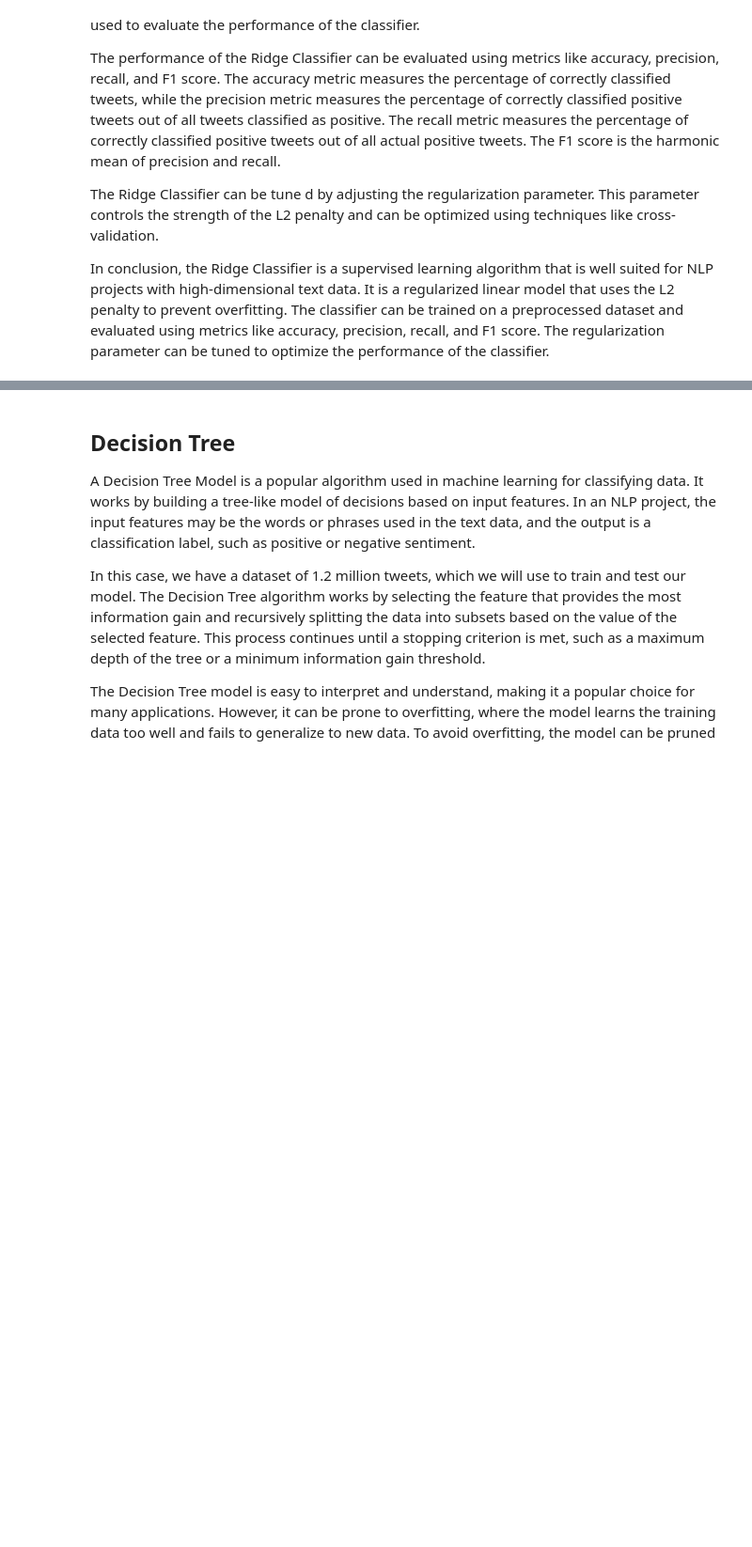
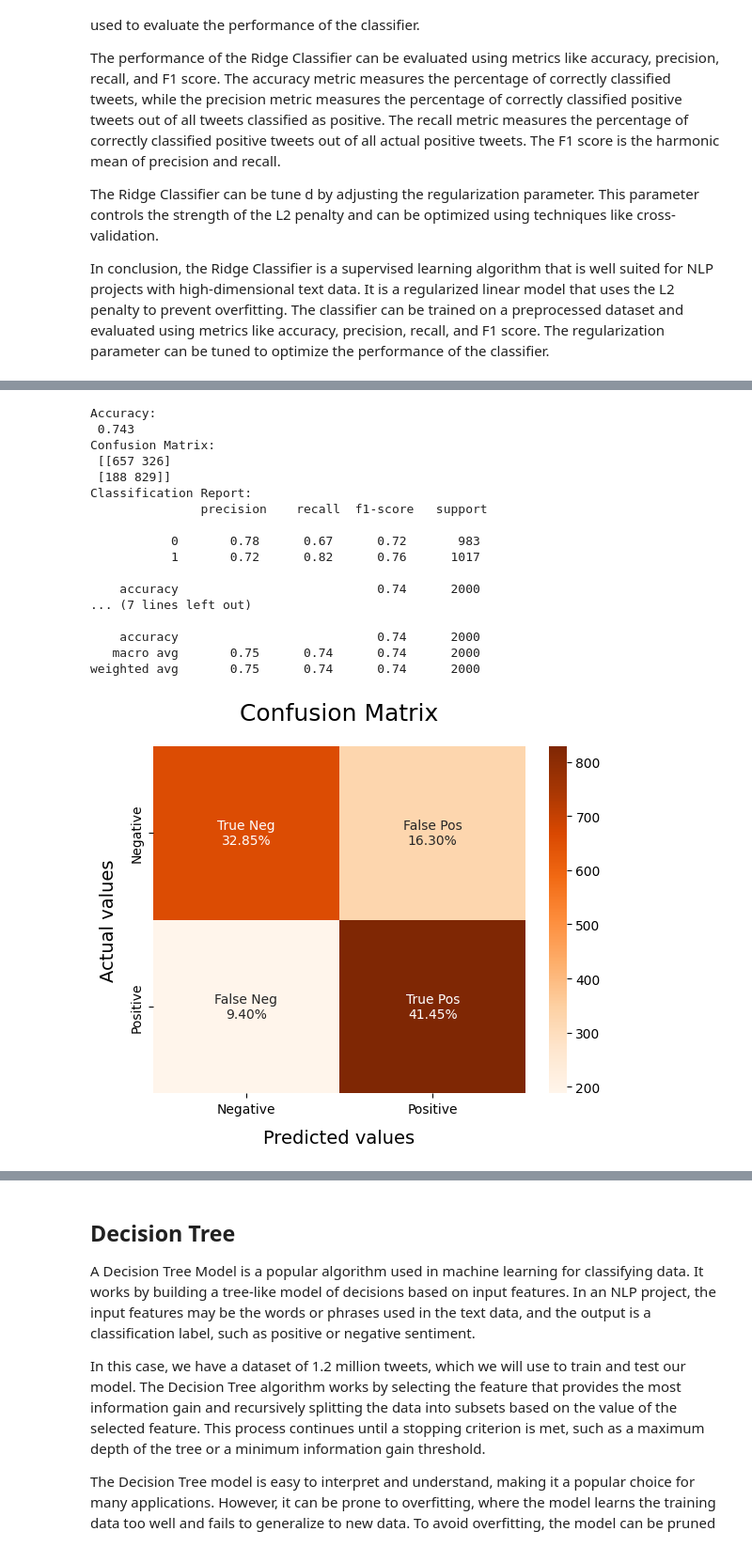
Before and after one commit to thaaoliveira1/Sentiment-Analysis-Twitter-Python, a Jupyter notebook: Report.ipynb, the cells around one changed output, grey strips where cells are left out. Shown at 94% size. Saved outputs shown, nothing was run; the diff lists cells and outputs as text; code cells hidden in the pictures; blank space fills up the shorter version.

```diff
--- a/Report.ipynb
+++ b/Report.ipynb
@@ -1051,0 +1082,12 @@ In conclusion, the Ridge Classifier is a supervised learning algorithm that is w
+# %%
+# Applying the Ridge model with Word2vec
+r_clf = linear_model.RidgeClassifier()
+r_clf.fit(X_train_w2v, y_train)
+
+# Evaluate the performance of the classifier on the testing set
+y_pred = r_clf.predict(X_test_w2v)
+accuracy = accuracy_score(y_test, y_pred)
+
+# Print the classification report
+print("Classification Report:\n", classification_report(y_test, y_pred))
+print('Accuracy:', accuracy)
@@ -1051,0 +1136,5 @@ In conclusion, the Ridge Classifier is a supervised learning algorithm that is w
+# %%
+# Applying the XBoost classifier
+
+xg = xgb.XGBClassifier()
+xg.fit(X_train_vec, y_train)
@@ -1051,0 +1153,27 @@ In conclusion, the Ridge Classifier is a supervised learning algorithm that is w
+# %%
+# Plotting X-boost classifier
+
+y_pred_xg = xg.predict(X_test_vec)
+print("Accuracy:\n", accuracy_score(y_test, y_pred_xg))
+print("Confusion Matrix:\n", confusion_matrix(y_test, y_pred_xg))
+print("Classification Report:\n", classification_report(y_test, y_pred_xg))
+model_EvaluateO(xg)
+# %% [output]
+Accuracy:
+ 0.743
+Confusion Matrix:
+ [[657 326]
+ [188 829]]
+Classification Report:
+               precision    recall  f1-score   support
+
+           0       0.78      0.67      0.72       983
+           1       0.72      0.82      0.76      1017
+
+    accuracy                           0.74      2000
+... (7 lines left out)
+
+    accuracy                           0.74      2000
+   macro avg       0.75      0.74      0.74      2000
+weighted avg       0.75      0.74      0.74      2000
+[figure, added]
```
Also changed, not shown: parts of 19 cells of this notebook.
